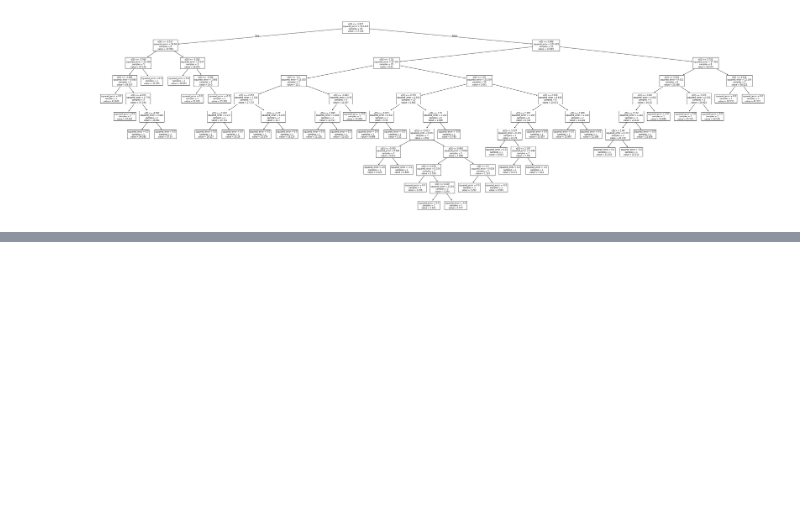
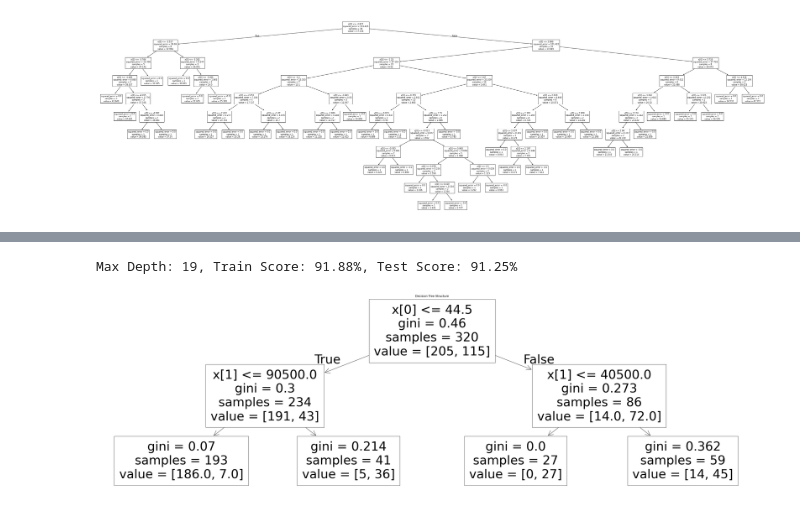
Before and after one commit to MuhammadUzair0786/Non-Linear-Machine-Learning-Model-Building, a Jupyter notebook: Decision_Tree.ipynb, the cells around one changed output, grey strips where cells are left out. Cells and saved outputs as stored; diff of their text form; code cells hidden in the pictures; blank space fills up the shorter version.

```diff
--- a/Decision_Tree.ipynb
+++ b/Decision_Tree.ipynb
@@ -136,0 +242,14 @@ plt.show()
+# %%
+model = DecisionTreeClassifier(criterion='gini', random_state=42, max_depth=2)
+model.fit(x_train, y_train)
+print(f"Max Depth: {i}, Train Score: {model.score(x_train, y_train) * 100:.2f}%, Test Score: {model.score(x_test, y_test) * 100:.2f}%")
+# %% [output]
+Max Depth: 19, Train Score: 91.88%, Test Score: 91.25%
+# %%
+from sklearn.tree import plot_tree
+plt.figure(figsize=(50, 15))
+plot_tree(model)
+plt.title('Decision Tree Structure')
+plt.show()
+# %% [output]
+[figure, added]
```
Also changed, not shown: parts of 16 cells of this notebook, 1 other file.
